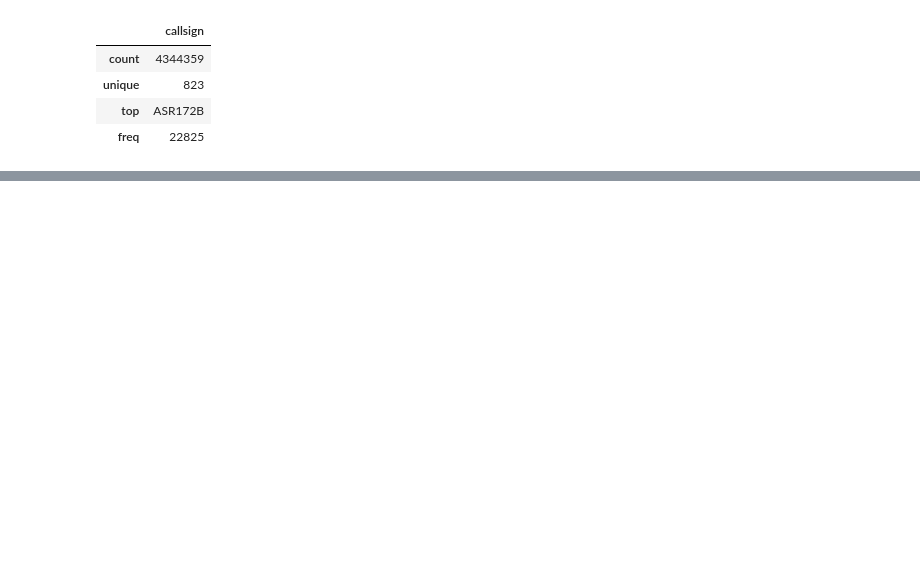
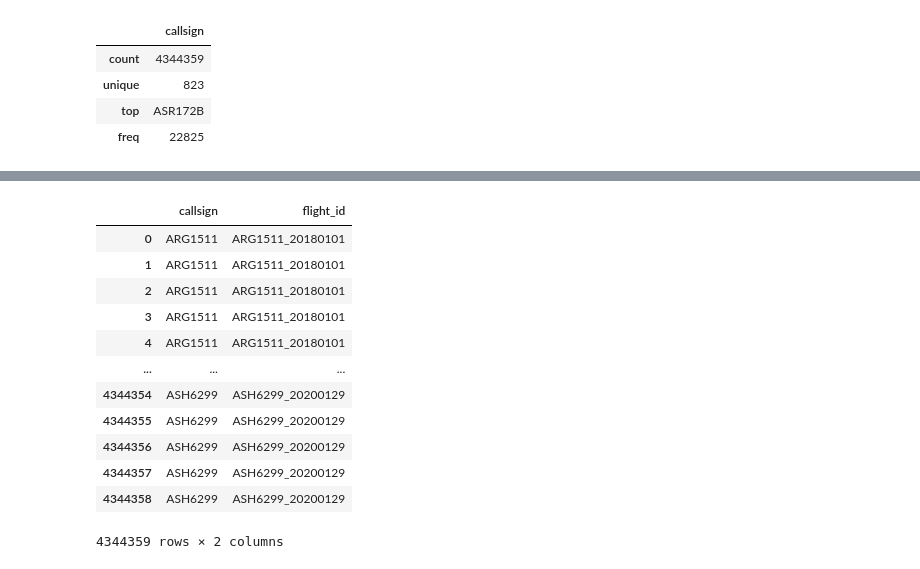
Before and after one commit to kachraz/ytlpda, a Jupyter notebook: KAG/ytleapan.ipynb, the cells around one changed output, grey strips where cells are left out. Drawn from its saved outputs; the diff is of its cells as text; code cells hidden in the pictures; blank space fills up the shorter version.

```diff
--- a/KAG/ytleapan.ipynb
+++ b/KAG/ytleapan.ipynb
@@ -250,0 +287,16 @@ df[['callsign']].describe()
+# %%
+df[['callsign', 'flight_id']]
+# %% [output]
+|  | callsign | flight_id |
+| 0 | ARG1511 | ARG1511_20180101 |
+| 1 | ARG1511 | ARG1511_20180101 |
+| 2 | ARG1511 | ARG1511_20180101 |
+| 3 | ARG1511 | ARG1511_20180101 |
+| 4 | ARG1511 | ARG1511_20180101 |
+| ... | ... | ... |
+| 4344354 | ASH6299 | ASH6299_20200129 |
+| 4344355 | ASH6299 | ASH6299_20200129 |
+| 4344356 | ASH6299 | ASH6299_20200129 |
+| 4344357 | ASH6299 | ASH6299_20200129 |
+| 4344358 | ASH6299 | ASH6299_20200129 |
+4344359 rows × 2 columns
```
Also changed, not shown: parts of 8 cells of this notebook.
